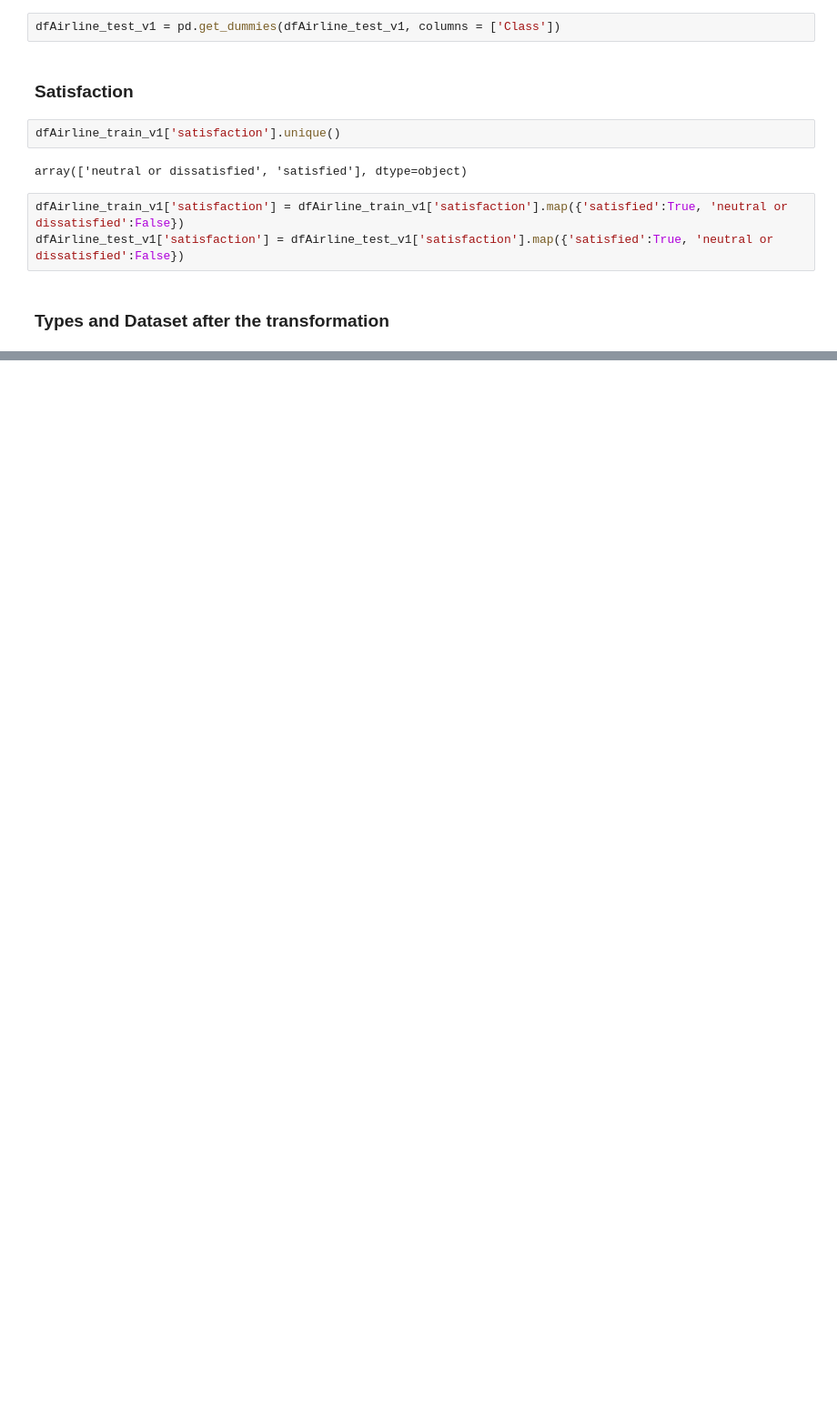
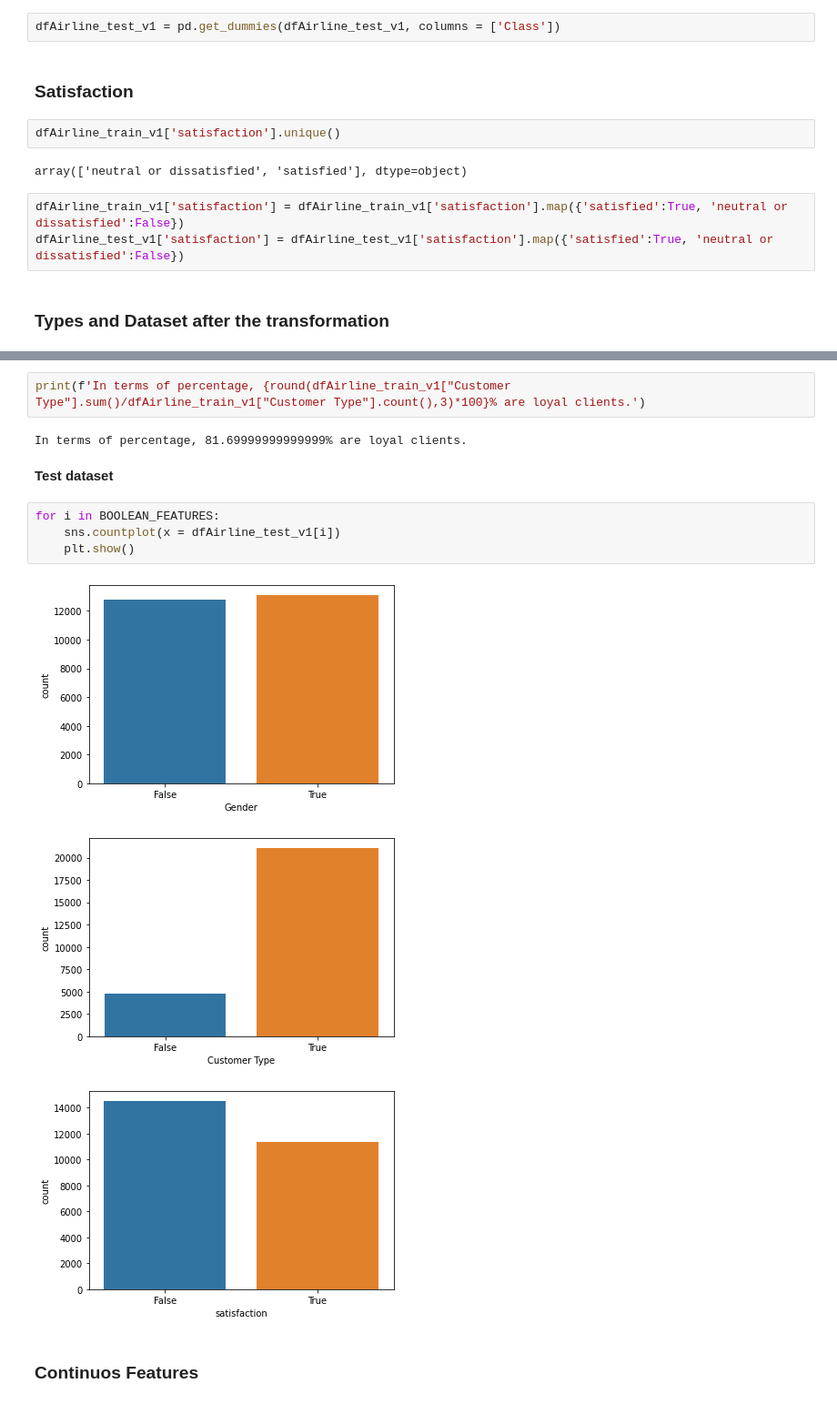
Before and after one commit to Portugapt/AAA-Explainability, a Jupyter notebook: source/1_preprocessing/1_airline-preprocessing.ipynb, the cells around one changed output, grey strips where cells are left out. Shown at 91% size. Drawn from its saved outputs; the diff is of its cells as text; blank space fills up the shorter version.

```diff
--- a/source/1_preprocessing/1_airline-preprocessing.ipynb
+++ b/source/1_preprocessing/1_airline-preprocessing.ipynb
@@ -239,0 +287,16 @@ dfAirline_train_v1
+# %%
+print(f'In terms of percentage, {round(dfAirline_train_v1["Customer Type"].sum()/dfAirline_train_v1["Customer Type"].count(),3)*100}% are loyal clients.')
+# %% [output]
+In terms of percentage, 81.69999999999999% are loyal clients.
+# %% [markdown]
+**Test dataset**
+# %%
+for i in BOOLEAN_FEATURES:
+    sns.countplot(x = dfAirline_test_v1[i])
+    plt.show()
+# %% [output]
+[figure, added]
+[figure, added]
+[figure, added]
+# %% [markdown]
+### Continuos Features
```
Also changed, not shown: parts of 30 cells of this notebook.
